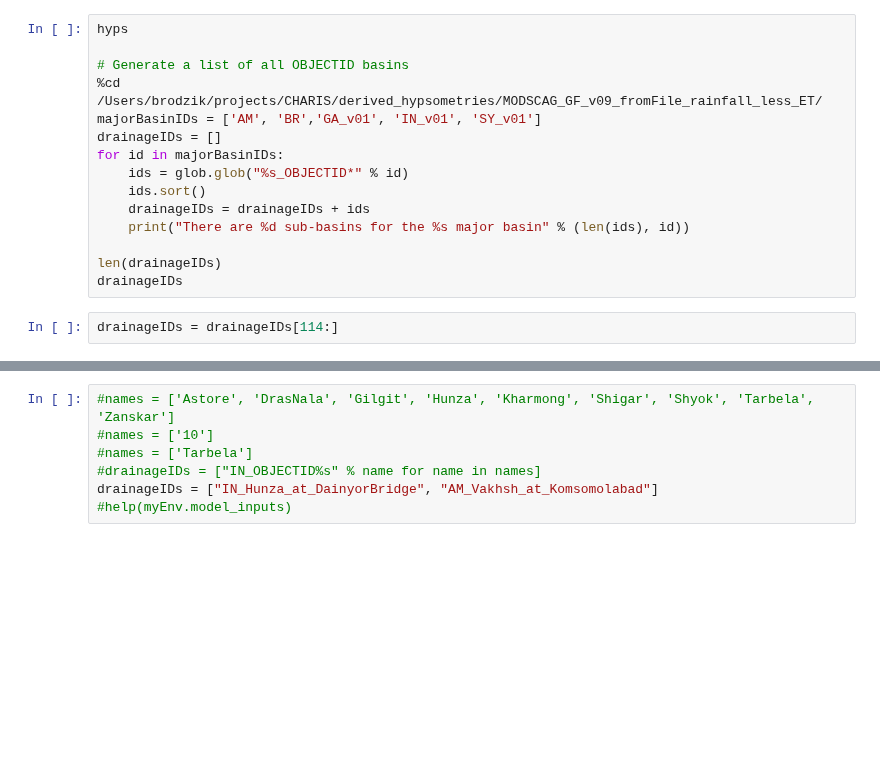
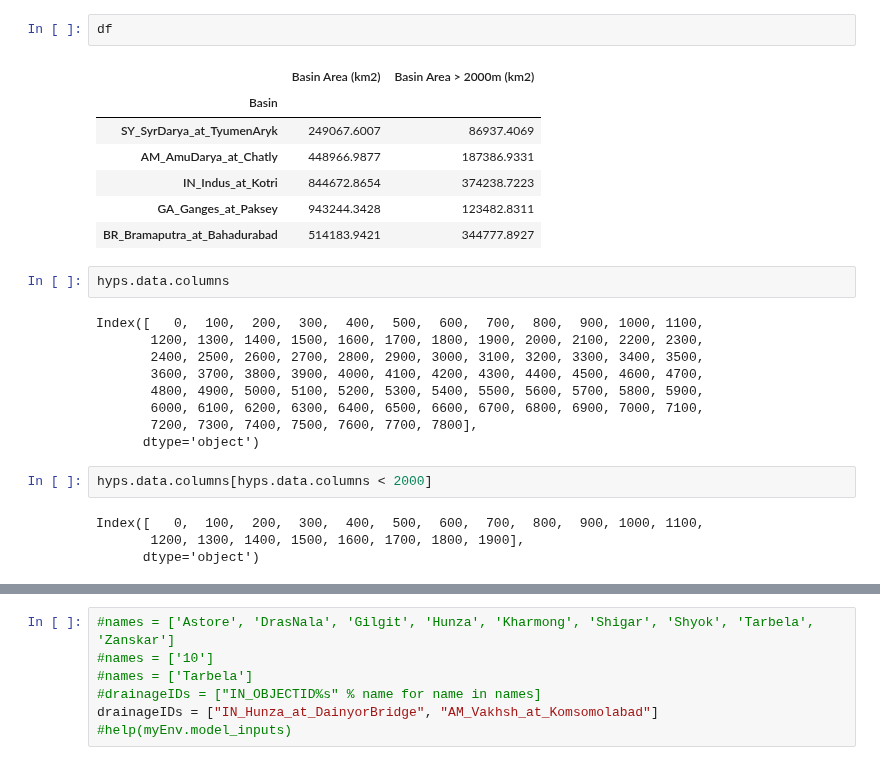
Before and after one commit to mjbrodzik/ipython_notebooks, a Jupyter notebook: charis/Major basin area by elevation.ipynb, the cells around one changed output, grey strips where cells are left out. Saved outputs shown, nothing was run; the diff lists cells and outputs as text; blank space fills up the shorter version.

```diff
--- a/charis/Major basin area by elevation.ipynb
+++ b/charis/Major basin area by elevation.ipynb
@@ -55,17 +235,27 @@ for id in majorBasinIDs:
-# %%
-hyps
-
-# Generate a list of all OBJECTID basins
-%cd /Users/brodzik/projects/CHARIS/derived_hypsometries/MODSCAG_GF_v09_fromFile_rainfall_less_ET/
-majorBasinIDs = ['AM', 'BR','GA_v01', 'IN_v01', 'SY_v01']
-drainageIDs = []
-for id in majorBasinIDs:
-    ids = glob.glob("%s_OBJECTID*" % id)
-    ids.sort()
-    drainageIDs = drainageIDs + ids
-    print("There are %d sub-basins for the %s major basin" % (len(ids), id))
-
-len(drainageIDs)
-drainageIDs
-# %%
-drainageIDs = drainageIDs[114:]
+# %%
+df
+# %% [output]
+|  | Basin Area (km2) | Basin Area > 2000m (km2) |
+| Basin |  |  |
+| SY_SyrDarya_at_TyumenAryk | 249067.6007 | 86937.4069 |
+| AM_AmuDarya_at_Chatly | 448966.9877 | 187386.9331 |
+| IN_Indus_at_Kotri | 844672.8654 | 374238.7223 |
+| GA_Ganges_at_Paksey | 943244.3428 | 123482.8311 |
+| BR_Bramaputra_at_Bahadurabad | 514183.9421 | 344777.8927 |
+# %%
+hyps.data.columns
+# %% [output]
+Index([   0,  100,  200,  300,  400,  500,  600,  700,  800,  900, 1000, 1100,
+       1200, 1300, 1400, 1500, 1600, 1700, 1800, 1900, 2000, 2100, 2200, 2300,
+       2400, 2500, 2600, 2700, 2800, 2900, 3000, 3100, 3200, 3300, 3400, 3500,
+       3600, 3700, 3800, 3900, 4000, 4100, 4200, 4300, 4400, 4500, 4600, 4700,
+       4800, 4900, 5000, 5100, 5200, 5300, 5400, 5500, 5600, 5700, 5800, 5900,
+       6000, 6100, 6200, 6300, 6400, 6500, 6600, 6700, 6800, 6900, 7000, 7100,
+       7200, 7300, 7400, 7500, 7600, 7700, 7800],
+      dtype='object')
+# %%
+hyps.data.columns[hyps.data.columns < 2000]
+# %% [output]
+Index([   0,  100,  200,  300,  400,  500,  600,  700,  800,  900, 1000, 1100,
+       1200, 1300, 1400, 1500, 1600, 1700, 1800, 1900],
+      dtype='object')
```
Also changed, not shown: parts of 15 cells of this notebook, 1 other file.
